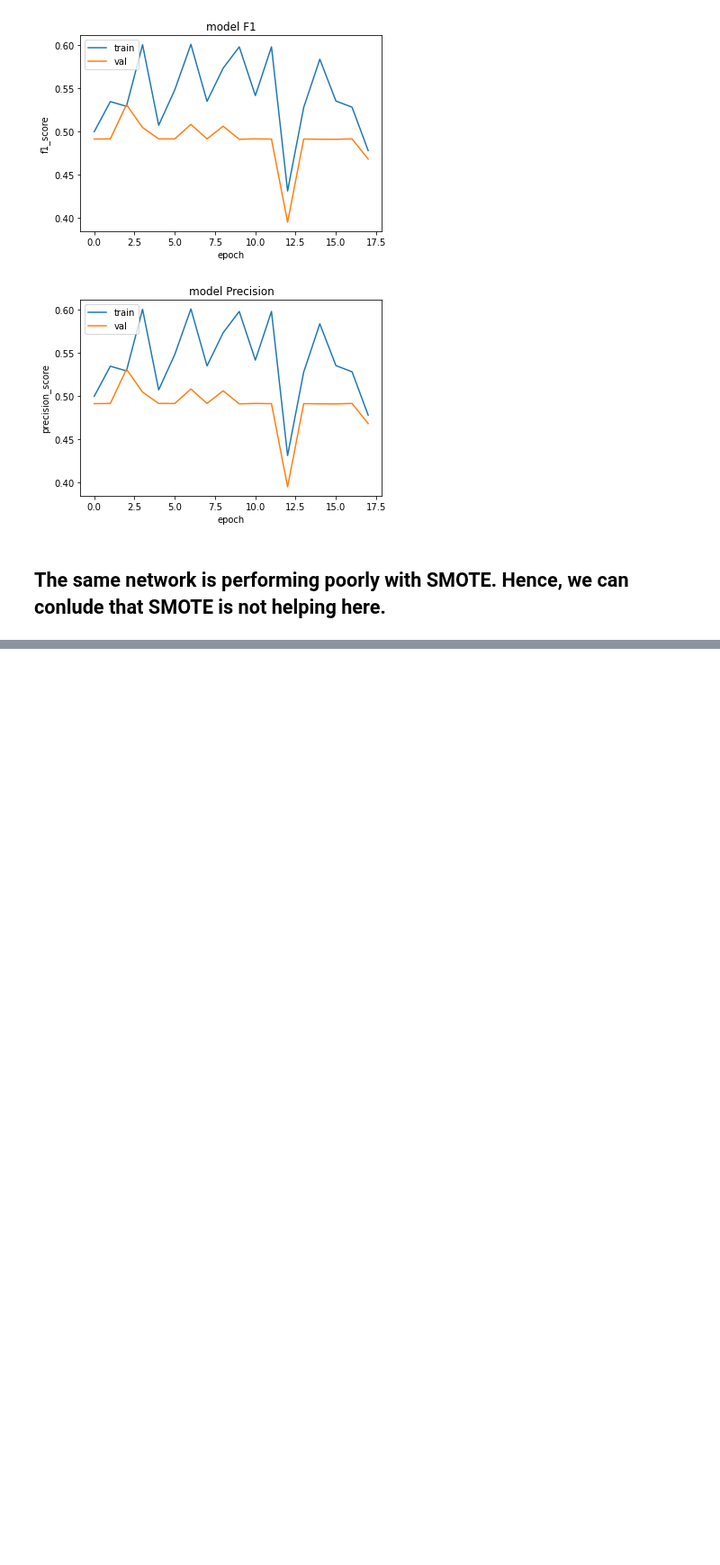
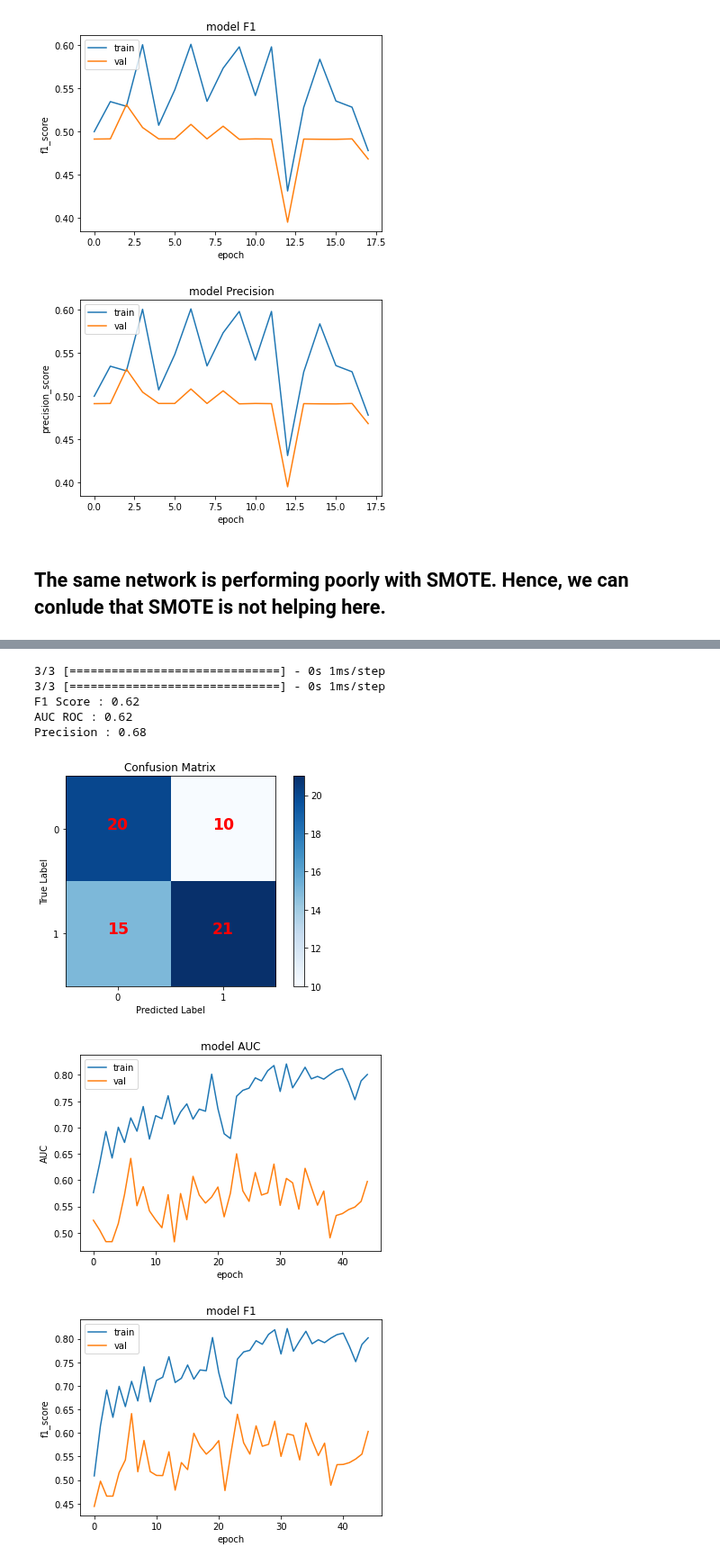
Before and after one commit to Saurabhraj5162/INM701_CW, a Jupyter notebook: notebooks/Training2.ipynb, the cells around one changed output, grey strips where cells are left out. Shown at 90% size. Cells and saved outputs as stored; diff of their text form; code cells hidden in the pictures; blank space fills up the shorter version.

Commit message:
final training

```diff
--- a/notebooks/Training2.ipynb
+++ b/notebooks/Training2.ipynb
@@ -625,0 +632,29 @@ Precision : 0.05
+# %%
+X_train = np.array(X_train)
+X_val = np.array(X_val)
+y_train = np.array(y_train)
+y_val = np.array(y_val)
+print(np.unique(y_val))
+
+input_shape = (X_train.shape[0],X_train.shape[1],1)
+X_train = X_train.reshape(input_shape)
+X_val = X_val.reshape((X_val.shape[0],X_val.shape[1],1))
+
+model = Sequential()
+model.add(Conv1D(32,kernel_size=(2),strides=1,padding="valid", input_shape=input_shape[1:]))
+model.add(Activation('relu'))
+model.add(MaxPool1D(pool_size=2))
+
+model.add(Flatten())
+
+model.add(Dense(128, activation='relu'))
+model.add(Dropout(0.1))
+model.add(Dense(128, activation='relu'))
+model.add(Dense(1, activation='sigmoid'))
+
+es_callback = EarlyStopping(monitor='loss', patience = 5, min_delta=0.00001)
+metric_callback = Evaluation((X_train,y_train), (X_val,y_val))
+my_callbacks = [es_callback, metric_callback]
+
+model.compile(loss='binary_crossentropy', optimizer = 'adam')
+print(model.summary())
@@ -625,0 +679,2 @@ Precision : 0.05
+# %%
+history = model.fit(X_train,y_train,verbose=2,epochs=100,validation_data=(X_val, y_val), callbacks=my_callbacks)
@@ -625,0 +699,11 @@ Precision : 0.05
+# %%
+print_evaluation_report_NN(model)
+# %% [output]
+3/3 [==============================] - 0s 1ms/step
+3/3 [==============================] - 0s 1ms/step
+F1 Score : 0.62
+AUC ROC : 0.62
+Precision : 0.68
+[figure, added]
+[figure, added]
+[figure, added]
```
Also changed, not shown: parts of 12 cells of this notebook.
